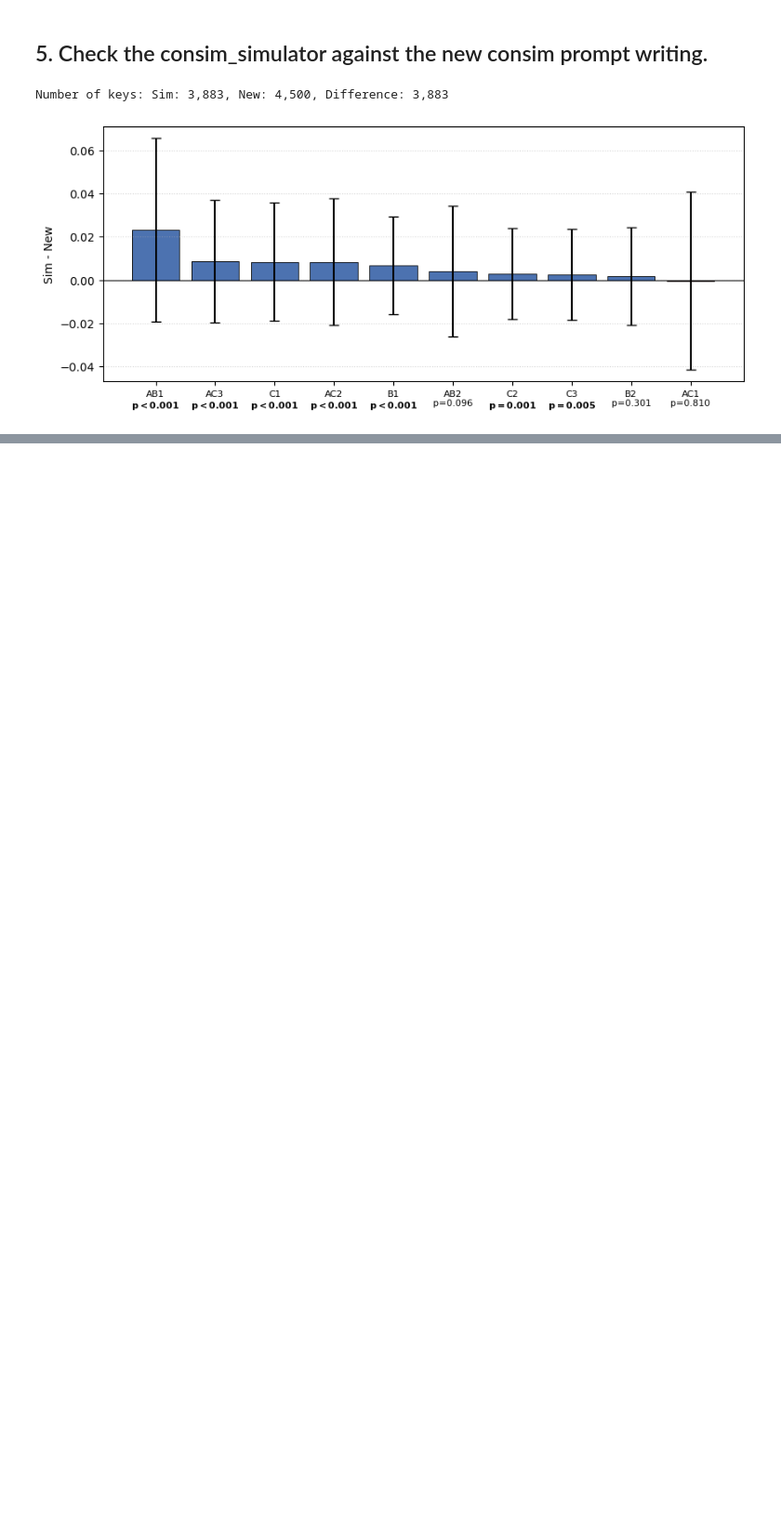
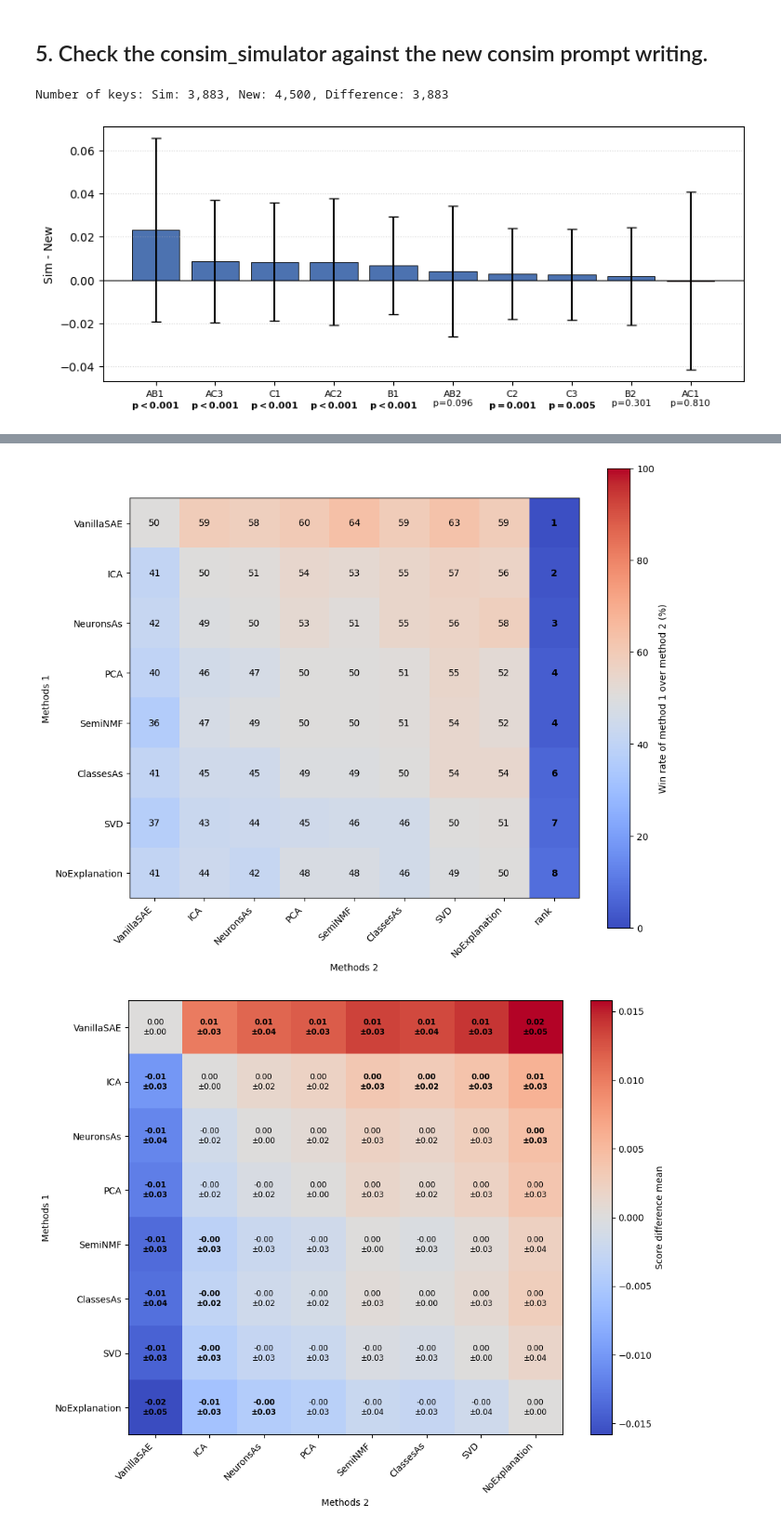
Before and after one commit to AntoninPoche/simulatability_shortcut, a Jupyter notebook: notebooks/4_compare_consim.ipynb, the cells around one changed output, grey strips where cells are left out. Shown at 93% size. Cells and saved outputs as stored; diff of their text form; code cells hidden in the pictures; blank space fills up the shorter version.

```diff
--- a/notebooks/4_compare_consim.ipynb
+++ b/notebooks/4_compare_consim.ipynb
@@ -207,0 +215,31 @@ Number of keys: Sim: 3,883, New: 4,500, Difference: 3,883
+# %%
+new_topk_df = filter_keep(
+    df,
+    keep={"specification": ["new_consim"]},
+    filters={"interpretation": ["llm"]},
+    drop_single_level=True,
+)
+new_topk_df = new_topk_df.droplevel("interpretation")
+new_topk_df = new_topk_df.rename(index={"baseline": "NoExplanation"}, level="method")
+new_topk_df = merge_concept_baseline(new_topk_df)
+
+new_topk_non_anon = filter_keep(new_topk_df, keep={"prompt_type": ["C1", "C2", "C3"]})
+new_topk_anon = filter_keep(new_topk_df, keep={"prompt_type": ["AC1", "AC2", "AC3"]})
+
+fig_pct, fig_diff, percentage_matrix, difference_matrix = plot_pairwise_comparison_matrices(
+    new_topk_non_anon,
+    compared_index="method",
+)
+fig_pct.savefig(EXPORT_DIR / "new_topk_non_anon_pairwise_winrate.pdf")
+fig_diff.savefig(EXPORT_DIR / "new_topk_non_anon_pairwise_difference.pdf")
+
+fig_pct, fig_diff, percentage_matrix, difference_matrix = plot_pairwise_comparison_matrices(
+    new_topk_anon,
+    compared_index="method",
+)
+fig_pct.savefig(EXPORT_DIR / "new_topk_anon_pairwise_winrate.pdf")
+fig_diff.savefig(EXPORT_DIR / "new_topk_anon_pairwise_difference.pdf")
+plt.show()
+# %% [output]
+[figure, added]
+[figure, added]
```
Also changed, not shown: parts of 6 cells of this notebook, 1 other file.
